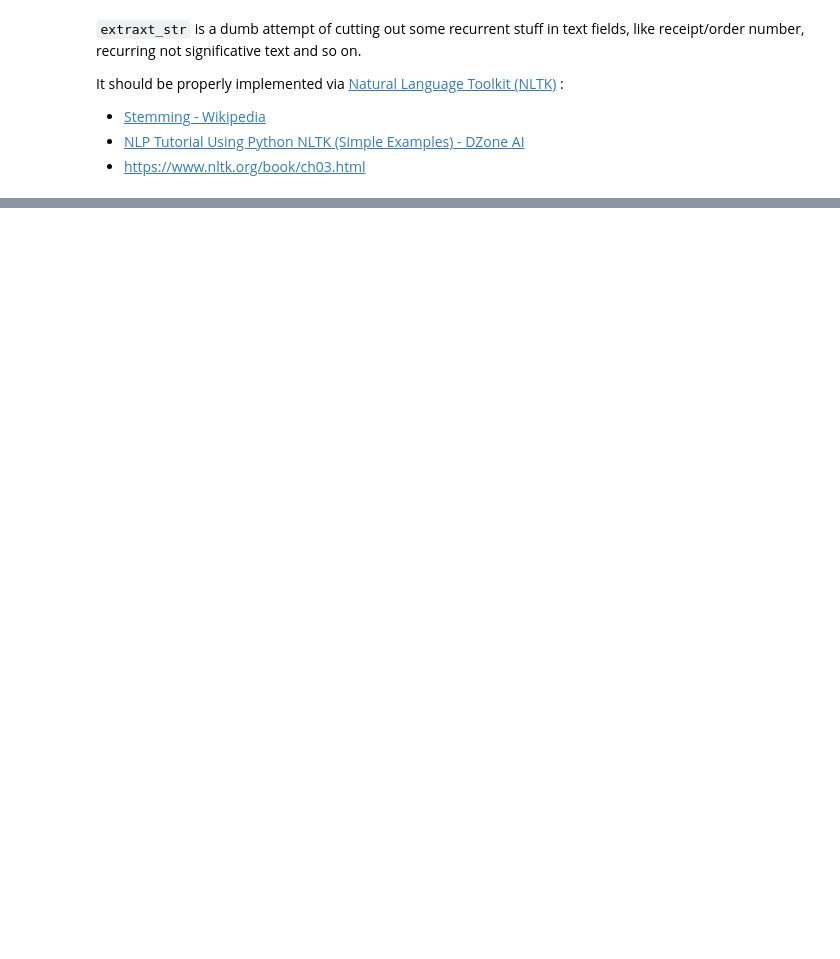
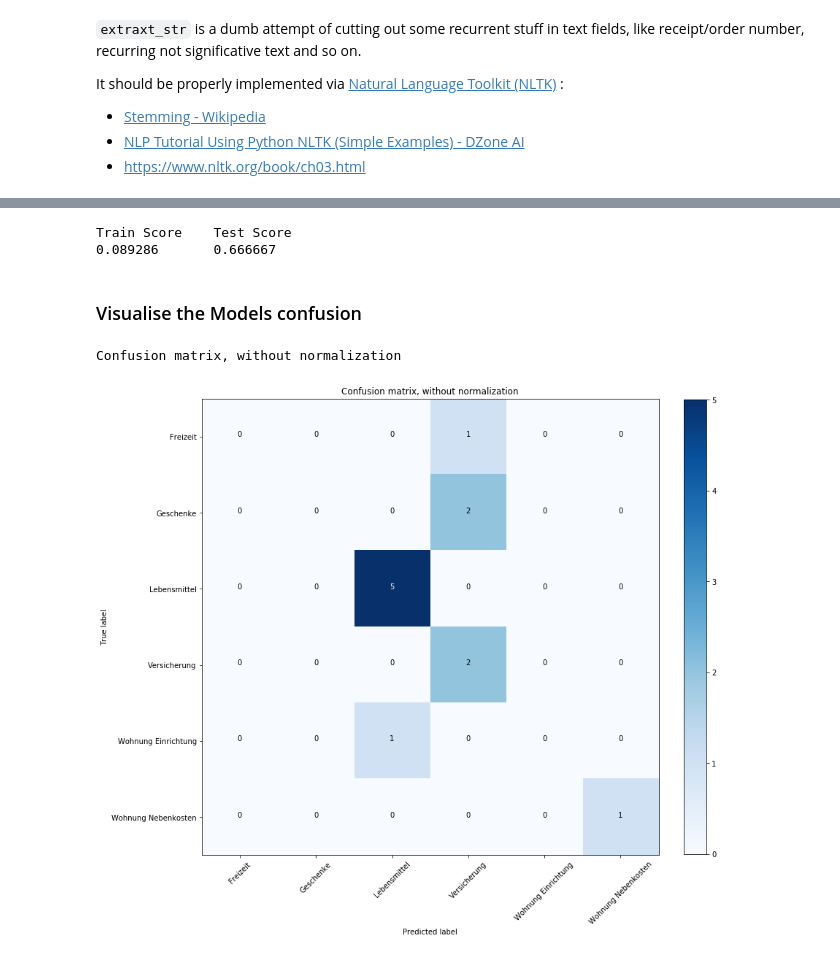
Before and after one commit to PythonMilano/bank_transaction_classifier, a Jupyter notebook: bank_transaction_classifier_repo.ipynb, the cells around one changed output, grey strips where cells are left out. Saved outputs shown, nothing was run; the diff lists cells and outputs as text; code cells hidden in the pictures; blank space fills up the shorter version.

```diff
--- a/bank_transaction_classifier_repo.ipynb
+++ b/bank_transaction_classifier_repo.ipynb
@@ -13,4 +16,4 @@ pd.set_option('display.max_rows',300)
 # %%
-training_data = pd.read_csv('training.csv',sep=',')
-unknown_data = pd.read_csv('unknown.csv',sep=',')
+labelled = pd.read_csv('training.csv',sep=',')
+unknown = pd.read_csv('unknown.csv',sep=',')
 # %%
@@ -133,0 +248,65 @@ unknown_data[text_col+target_col+['predicted']]
+# %%
+# already fitted + optimised text_clf
+text_clf = gs_clf.best_estimator_
+
+print ('{:<15}{:<15}\n{:<15f}{:<15f}'.format('Train Score','Test Score' ,\
+                      np.mean(text_clf.predict(labelled_target_train) == labelled_target_train),\
+                      np.mean(text_clf.predict(labelled_text_test) == labelled_target_test)))
+
+# display(list(zip(labelled_target_test,labelled_text_test,text_clf.predict(labelled_text_test))))
+# %% [output]
+Train Score    Test Score
+0.089286       0.666667
+# %% [markdown]
+### Visualise the Models confusion
+# %%
+from sklearn import metrics
+# print(metrics.classification_report(labelled_target_test, text_clf.predict(labelled_text_test)))
+
+def plot_confusion_matrix(cm, classes,
+                          normalize=False,
+                          title='Confusion matrix',
+                          cmap=plt.cm.Blues):
+    """
+    This function prints and plots the confusion matrix.
+    Normalization can be applied by setting `normalize=True`.
+    """
+    import itertools
+    if normalize:
+        cm = cm.astype('float') / cm.sum(axis=1)[:, np.newaxis]
+        print("Normalized confusion matrix")
+    else:
+        print('Confusion matrix, without normalization')
+
+#     print(cm)
+
+    plt.imshow(cm, interpolation='nearest', cmap=cmap)
+    plt.title(title)
+    plt.colorbar(fraction=0.045)
+    tick_marks = np.arange(len(classes))
+    plt.xticks(tick_marks, classes, rotation=45)
+    plt.yticks(tick_marks, classes)
+
+    fmt = '.2f' if normalize else 'd'
+    thresh = cm.max() / 2.
+    for i, j in itertools.product(range(cm.shape[0]), range(cm.shape[1])):
+        plt.text(j, i, format(cm[i, j], fmt),
+                 horizontalalignment="center",
+                 color="white" if cm[i, j] > thresh else "black")
+
+    plt.ylabel('True label')
+    plt.xlabel('Predicted label')
+    plt.tight_layout()
+
+cnf_matrix = metrics.confusion_matrix(labelled_target_test, text_clf.predict(labelled_text_test))
+
+# Plot un-normalized confusion matrix
+plt.figure(figsize=(12,12))
+plot_confusion_matrix(cnf_matrix, classes=np.unique(labelled_target_test),title='Confusion matrix, without normalization')
+
+# # Plot normalized confusion matrix
+# plt.figure(figsize=(16,16))
+# plot_confusion_matrix(cnf_matrix, classes=np.unique(labelled_target_test), normalize=True,title='Normalized confusion matrix')
+# %% [output]
+Confusion matrix, without normalization
+[figure, added]
```
Also changed, not shown: parts of 21 cells of this notebook.
